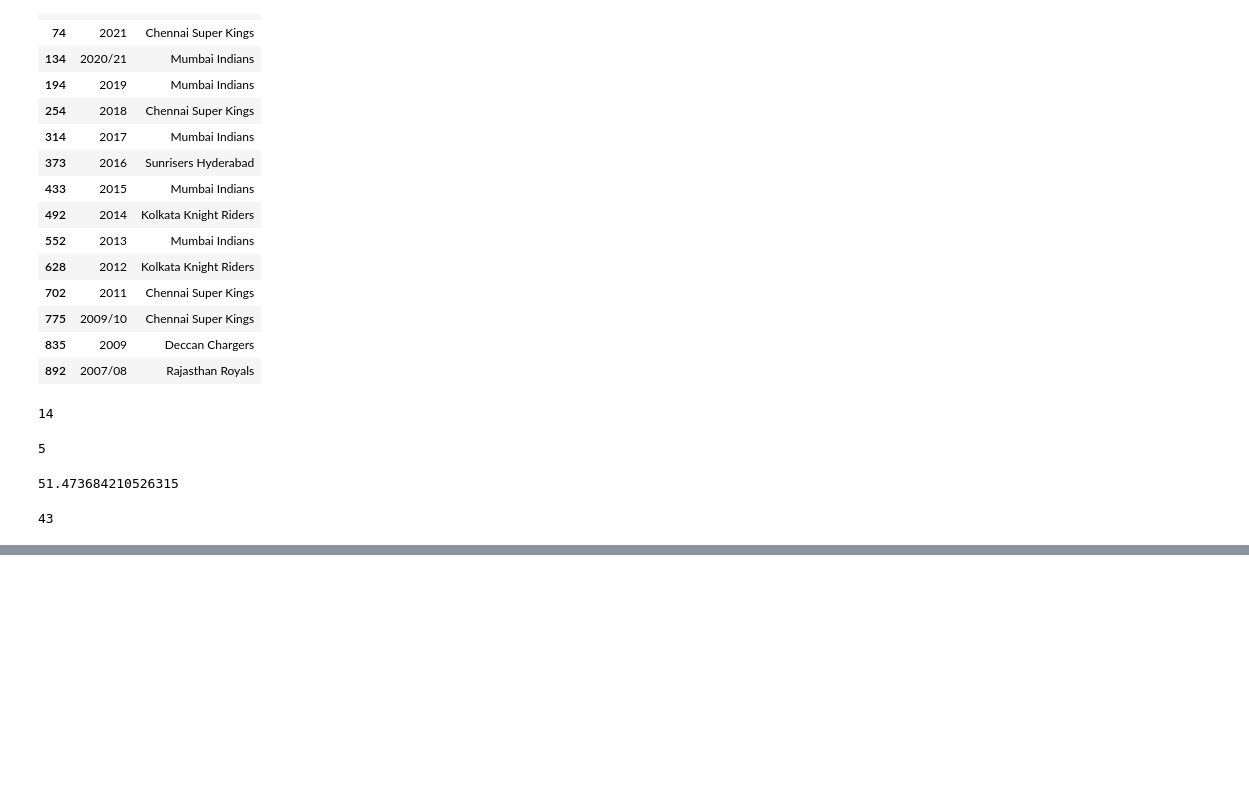
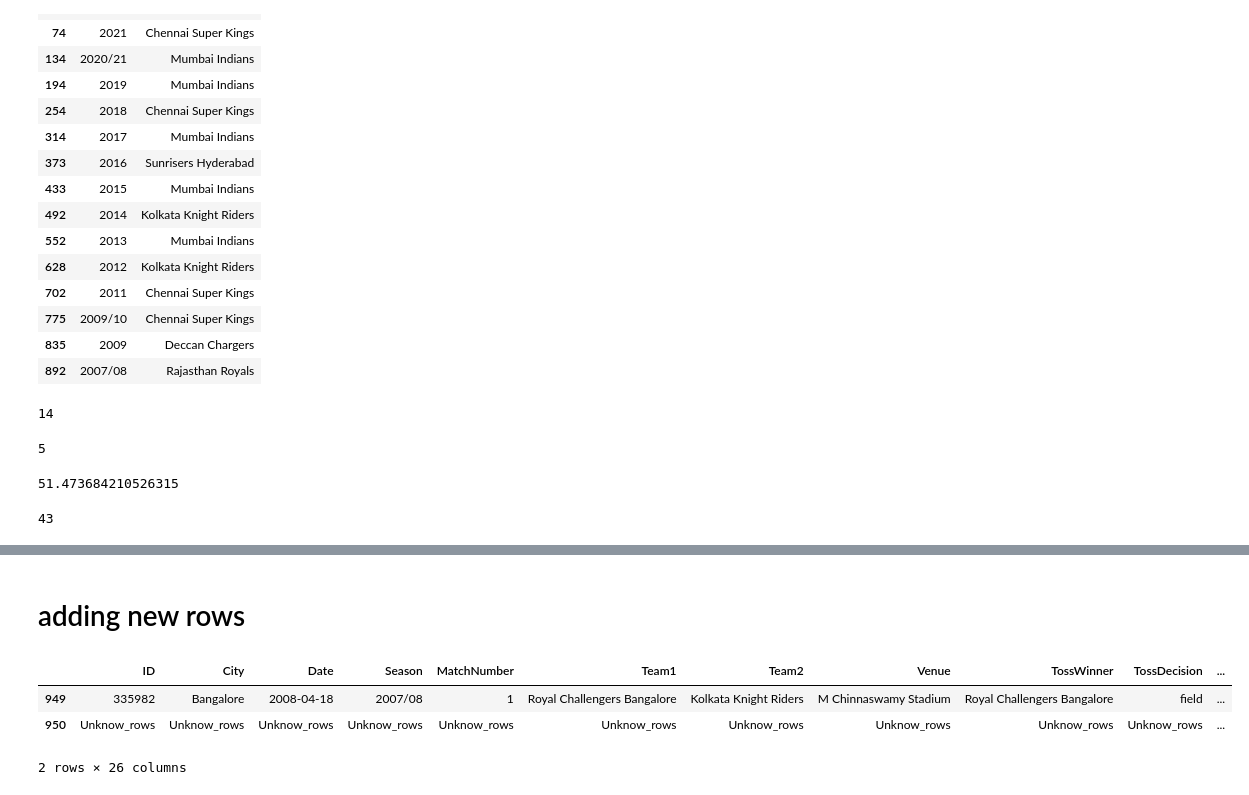
Before and after one commit to balajijadhav17/python_libraries-_for_data_analysis, a Jupyter notebook: Pandas/pandas dataframe.ipynb, the cells around one changed output, grey strips where cells are left out. Drawn from its saved outputs; the diff is of its cells as text; code cells hidden in the pictures; blank space fills up the shorter version.

Commit message:
DataFrame

```diff
--- a/Pandas/pandas dataframe.ipynb
+++ b/Pandas/pandas dataframe.ipynb
@@ -716,0 +673,3 @@ def head_to_head(df, team_a, team_b):
+# %%
+# add new columns based on existing columns
+ipl["Umpires"]= ipl["Umpire1"] + ipl["Umpire2"]
@@ -716,0 +684,2 @@ def head_to_head(df, team_a, team_b):
+# %%
+ipl = ipl.assign(C="Balaji", D="Jadhav")
@@ -716,0 +702,5 @@ def head_to_head(df, team_a, team_b):
+# %%
+ipl[["state", "fav"]] = pd.DataFrame({
+    "state": ["maharashtra"] * len(ipl),
+    "fav": ["bangalore"] * len(ipl)
+})
@@ -716,0 +723,12 @@ def head_to_head(df, team_a, team_b):
+# %% [markdown]
+# adding new rows
+# %%
+# add singple row
+ipl.loc[len(ipl)] = "Unknow_rows"
+# %%
+ipl.tail(2)
+# %% [output]
+|  | ID | City | Date | Season | MatchNumber | Team1 | Team2 | Venue | TossWinner | TossDecision | ... |
+| 949 | 335982 | Bangalore | 2008-04-18 | 2007/08 | 1 | Royal Challengers Bangalore | Kolkata Knight Riders | M Chinnaswamy Stadium | Royal Challengers Bangalore | field | ... |
+| 950 | Unknow_rows | Unknow_rows | Unknow_rows | Unknow_rows | Unknow_rows | Unknow_rows | Unknow_rows | Unknow_rows | Unknow_rows | Unknow_rows | ... |
+2 rows × 26 columns
```
Also changed, not shown: parts of 11 cells of this notebook, 3 other files.
